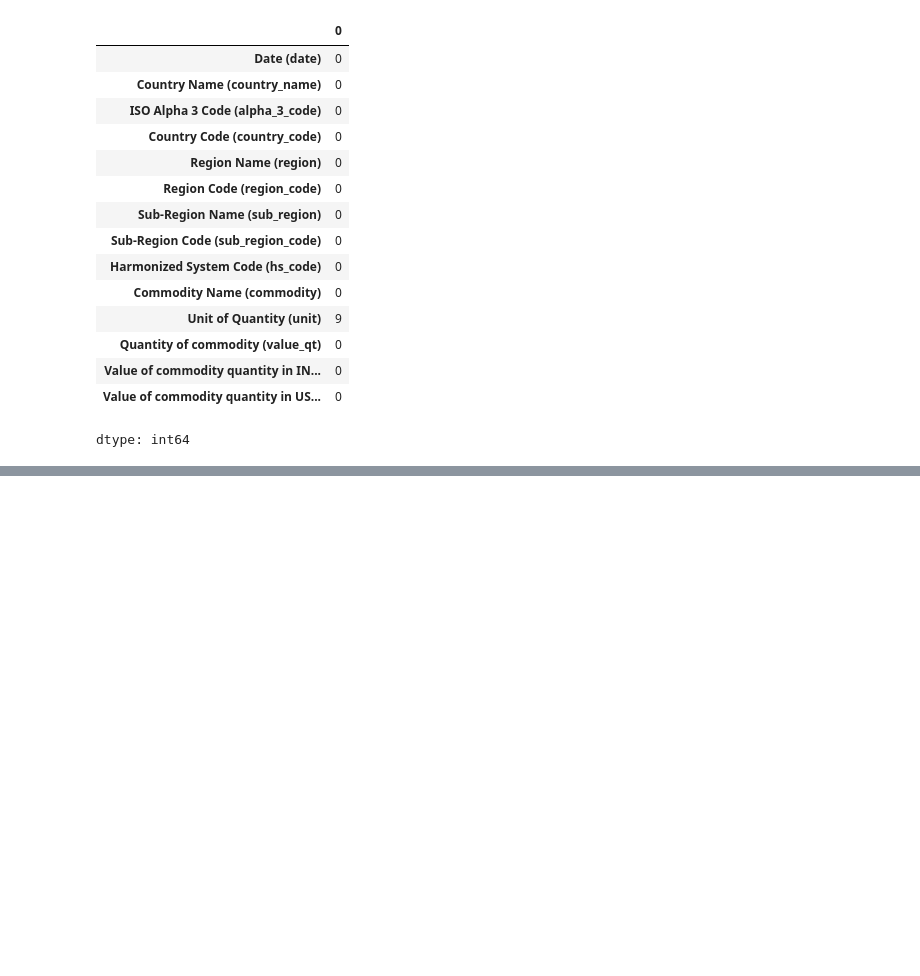
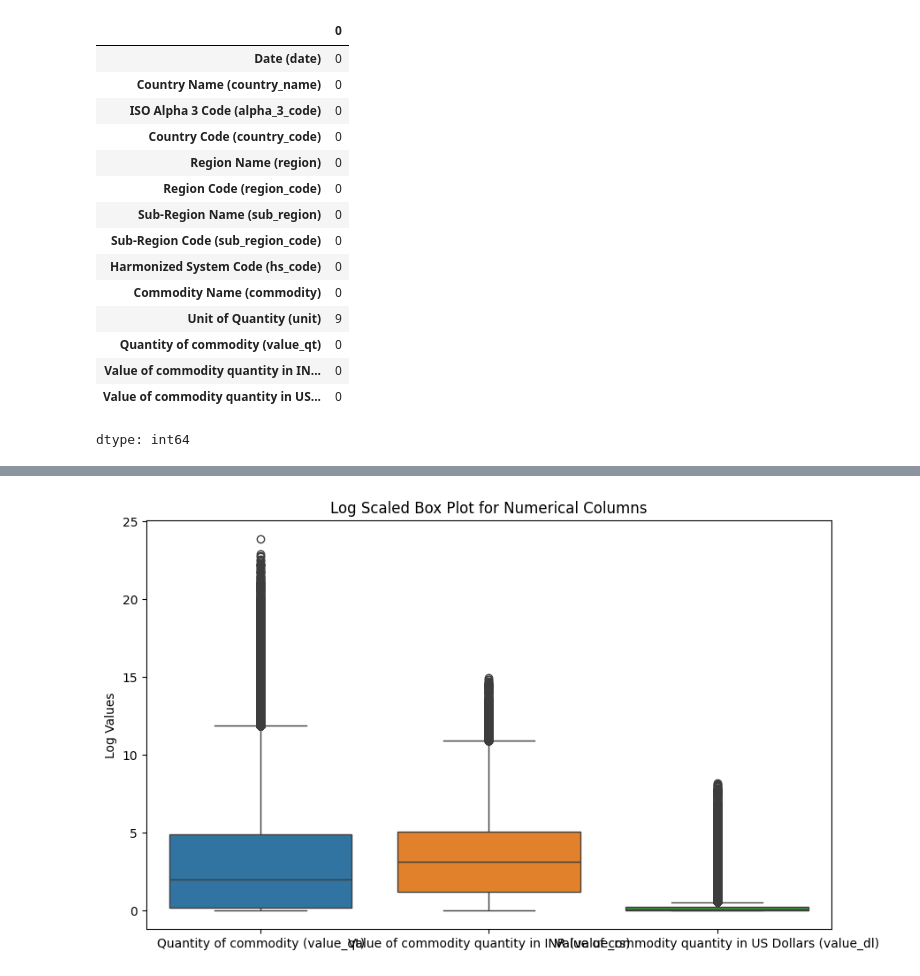
Before and after one commit to Divya-DataAnalystPortfolio/India-s-Imports-Trade-Insights-from-Asian-Countries-Using-Python, a Jupyter notebook: Final_Project_India’s_Imports_Trade_Insights_from_Asian_Countries_Using_Python.ipynb, the cells around one changed output, grey strips where cells are left out. Drawn from its saved outputs; the diff is of its cells as text; code cells hidden in the pictures; blank space fills up the shorter version.

```diff
--- a/Final_Project_India’s_Imports_Trade_Insights_from_Asian_Countries_Using_Python.ipynb
+++ b/Final_Project_India’s_Imports_Trade_Insights_from_Asian_Countries_Using_Python.ipynb
@@ -226,0 +537,3 @@ dtype: int64
+# %%
+# Fillna: Mode for categorical column
+df['Unit of Quantity (unit)'].fillna(df['Unit of Quantity (unit)'].mode()[0],inplace=True)
@@ -226,0 +549,7 @@ dtype: int64
+# %%
+# Impute missing values for numerical columns using median
+num_cols = ['Quantity of commodity (value_qt)',
+            'Value of commodity quantity in INR (value_rs)',
+            'Value of commodity quantity in US Dollars (value_dl)']
+
+df[num_cols] = df[num_cols].fillna(df[num_cols].median())
@@ -226,0 +665,7 @@ dtype: int64
+# %%
+# Convert Date column to datetime
+df['Date (date)'] = pd.to_datetime(df['Date (date)'])
+# %%
+# Extract Year and Month from Date for numerical analysis
+df['Year'] = df['Date (date)'].dt.year
+df['Month'] = df['Date (date)'].dt.month
@@ -226,0 +775,18 @@ dtype: int64
+# %%
+# Box Plot
+num_cols = [
+    'Quantity of commodity (value_qt)',
+    'Value of commodity quantity in INR (value_rs)',
+    'Value of commodity quantity in US Dollars (value_dl)'
+]
+
+plt.figure(figsize=(10,6))
+
+sns.boxplot(data=np.log1p(df[num_cols]))
+
+plt.title("Log Scaled Box Plot for Numerical Columns")
+plt.ylabel("Log Values")
+
+plt.show()
+# %% [output]
+[figure, added]
```
Also changed, not shown: parts of 111 cells of this notebook.
